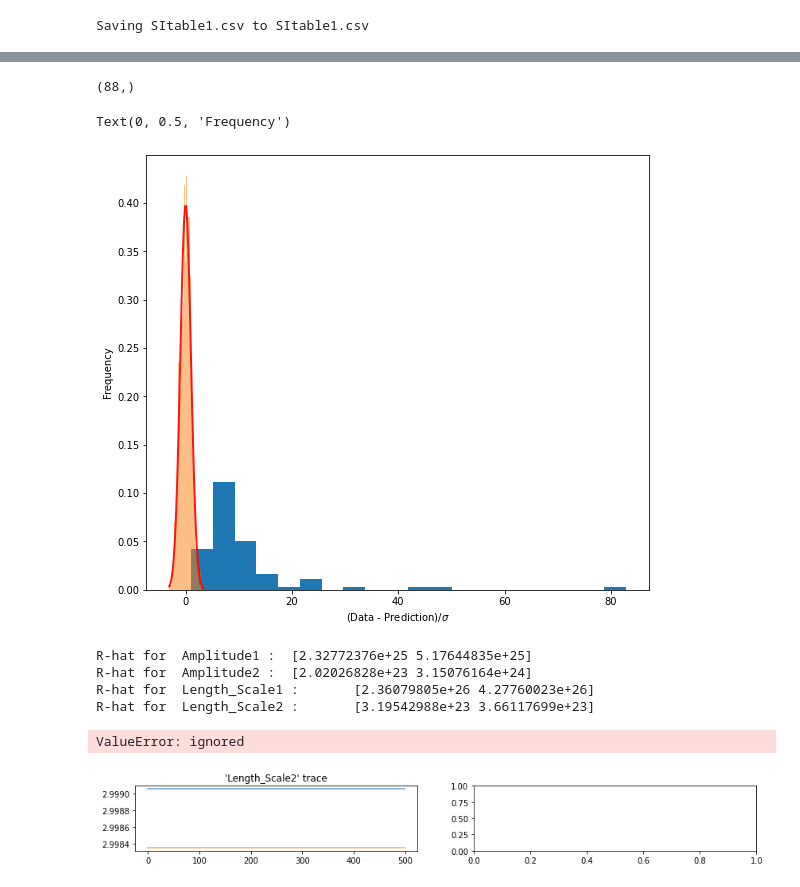
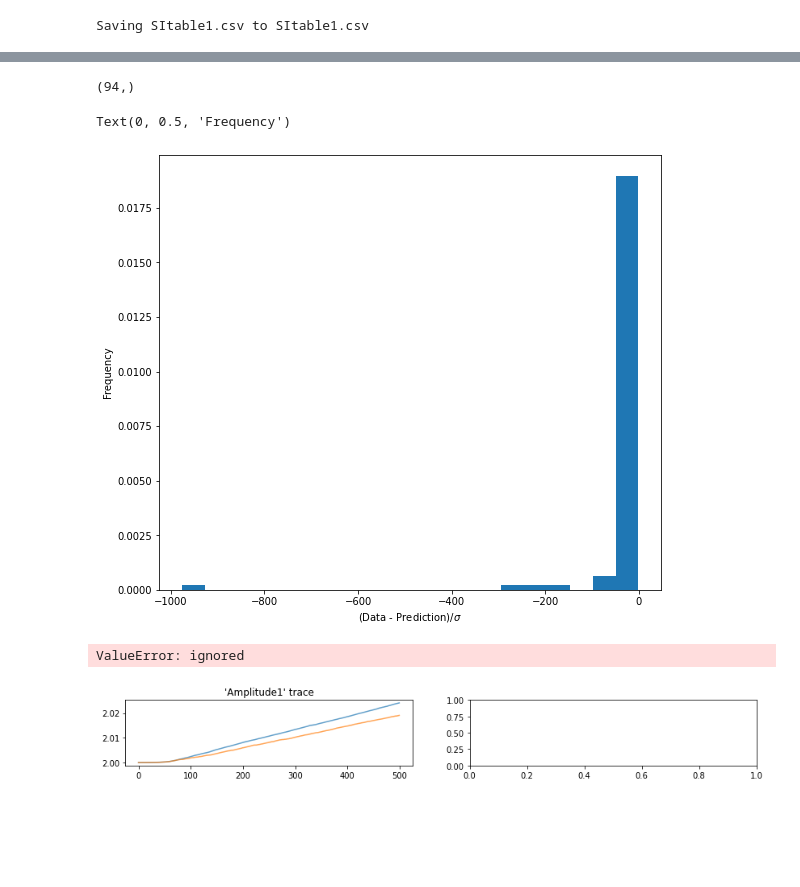
Before and after one commit to ni-phy/year4-project, a Jupyter notebook: Nikolas/gyrochronology/age_tfp_hmc.ipynb, the cells around one changed output, grey strips where cells are left out. Drawn from its saved outputs; the diff is of its cells as text; code cells hidden in the pictures; blank space fills up the shorter version.

Commit message:
couldn't identify bug, rebuilt model, now works

```diff
--- a/Nikolas/gyrochronology/age_tfp_hmc.ipynb
+++ b/Nikolas/gyrochronology/age_tfp_hmc.ipynb
@@ -75,28 +77,3 @@ pu = data0[:,23].tolist()
-# %%
-p_n = []
-a_n = []
-index = 0
-for i in range(0, len(p)-index):
-  if (p[i]<3 and age[i]>7) or age[i]>11:
-    index = index+1
-for i in range(0, len(p)-index):
-  if (p[i]<3 and age[i]>7) or age[i]>11:
-    te.pop(int(np.where(np.array(p) == float(p[i]))[0]))
-    tee.pop(int(np.where(np.array(p) == float(p[i]))[0]))
-    age.pop(int(np.where(np.array(p) == float(p[i]))[0]))
-    agle.pop(int(np.where(np.array(p) == float(p[i]))[0]))
-    ague.pop(int(np.where(np.array(p) == float(p[i]))[0]))
-    mass.pop(int(np.where(np.array(p) == float(p[i]))[0]))
-    massle.pop(int(np.where(np.array(p) == float(p[i]))[0]))
-    massue.pop(int(np.where(np.array(p) == float(p[i]))[0]))
-    p.pop(int(np.where(np.array(p) == float(p[i]))[0]))
-    pl.pop(int(np.where(np.array(p) == float(p[i]))[0]))
-    pu.pop(int(np.where(np.array(p) == float(p[i]))[0]))
-
-
-mass_error = (np.array(massle) + np.array(massue))/2
-age_error = (np.array(agle)+np.array(ague))/2#np.log(age) - np.log(np.array(age) - np.array(agle))
-p_error = ((np.array(pl)+np.array(pu))/2)#/np.array(p)#(np.log(p) - np.log(np.array(p)-np.array(pl)))
 # %%
 data = np.array([te, p, age, mass]).T
 a = 0.5189
@@ -275,6 +208,6 @@ acf = tfp.stats.auto_correlation(
 # %%
 var1 = np.array([
-      observations2_[:,0], observations2_[:,1]])
+      observations1_[:,0], observations1_[:,1]])
 az.plot_autocorr(var1)
 '''
 , var_names=("amplitudes",
@@ -327,39 +255,29 @@ plt.legend(fontsize='xx-large')
 # %%
-Z = (np.sort(data[:,1])-vals[0,:])/vals[1,:]
+Z = (np.sort(observations_l)-vals[0,:])/vals[1,:]
 print(Y.shape)
 plt.figure(figsize=(9,8))
 plt.hist(Z, density=True, bins=20)
 mu, sigma = 0, 1 # mean and standard deviation
-s = np.random.normal(mu, sigma, 1000)
-count, bins, ignored = plt.hist(s, 30, density=True, alpha=0.5)
-plt.plot(bins, 1/(sigma * np.sqrt(2 * np.pi)) *
-               np.exp( - (bins - mu)**2 / (2 * sigma**2) ),
-         linewidth=2, color='r', alpha=0.9)
+# s = np.random.normal(mu, sigma, 1000)
+# count, bins, ignored = plt.hist(s, 30, density=True, alpha=0.5)
+# plt.plot(bins, 1/(sigma * np.sqrt(2 * np.pi)) *
+#                np.exp( - (bins - mu)**2 / (2 * sigma**2) ),
+#          linewidth=2, color='r', alpha=0.9)
 plt.xlabel('(Data - Prediction)/$\sigma$')
 plt.ylabel('Frequency')
 # %% [output]
-(88,)
+(94,)
 Text(0, 0.5, 'Frequency')
-[figure, old version]
+[figure, new version]
 # %%
 import collections
-PooledModel = collections.namedtuple('PooledModel', ['Amplitude1','Amplitude2', 'Length_Scale1', 'Length_Scale2'])
+PooledModel = collections.namedtuple('PooledModel', ['Amplitude1','Length_Scale1', 'Obs'])
 samplesN = [
-      amplitudes1,
-      amplitudes2,
-      length_scales1,
-      length_scales2
+      amplitudes,
+      length_scales,
+      observations1_
 ]
 pooled_samples = PooledModel._make(samplesN)
-# %%
-for var2, var_samples in pooled_samples._asdict().items():
-  print('R-hat for ', var2, ':\t',
-        tfp.mcmc.potential_scale_reduction(var_samples).numpy())
-# %% [output]
-R-hat for  Amplitude1 :  [2.32772376e+25 5.17644835e+25]
-R-hat for  Amplitude2 :  [2.02026828e+23 3.15076164e+24]
-R-hat for  Length_Scale1 :       [2.36079805e+26 4.27760023e+26]
-R-hat for  Length_Scale2 :       [3.19542988e+23 3.66117699e+23]
 # %%
 import seaborn as sns
 def plot_traces(var_name, samples, num_chains):
@@ -376,7 +294,7 @@ def plot_traces(var_name, samples, num_chains):
   plt.show()
 # %%
 for var1, var_samples in pooled_samples._asdict().items():
-  plot_traces(var2, samples=var_samples, num_chains=4)
+  plot_traces(var1, samples=var_samples, num_chains=4)
 # %% [output]
 ValueError: ignored
-[figure, old version]
+[figure, new version]
```
Also changed, not shown: parts of 15 cells of this notebook.
